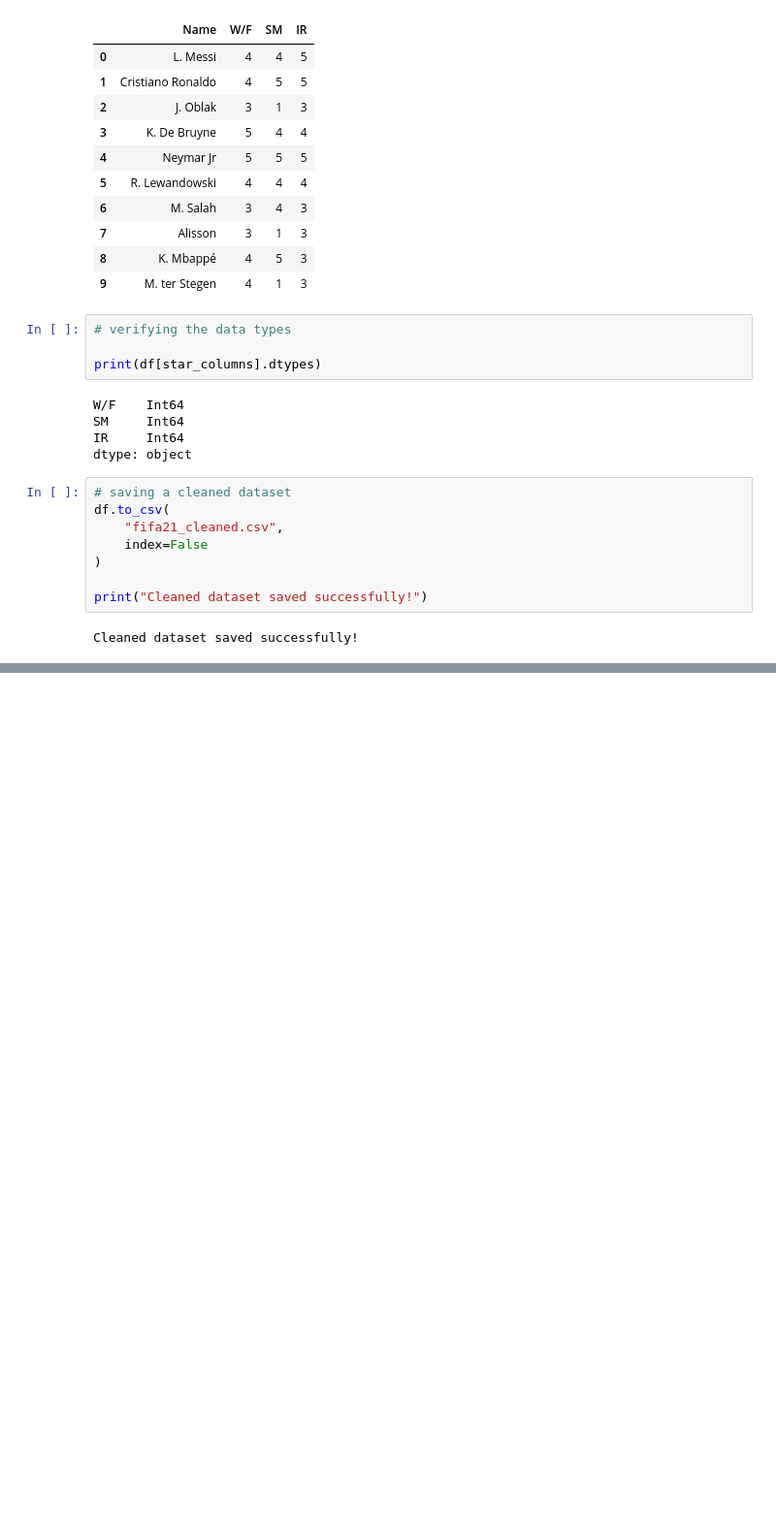
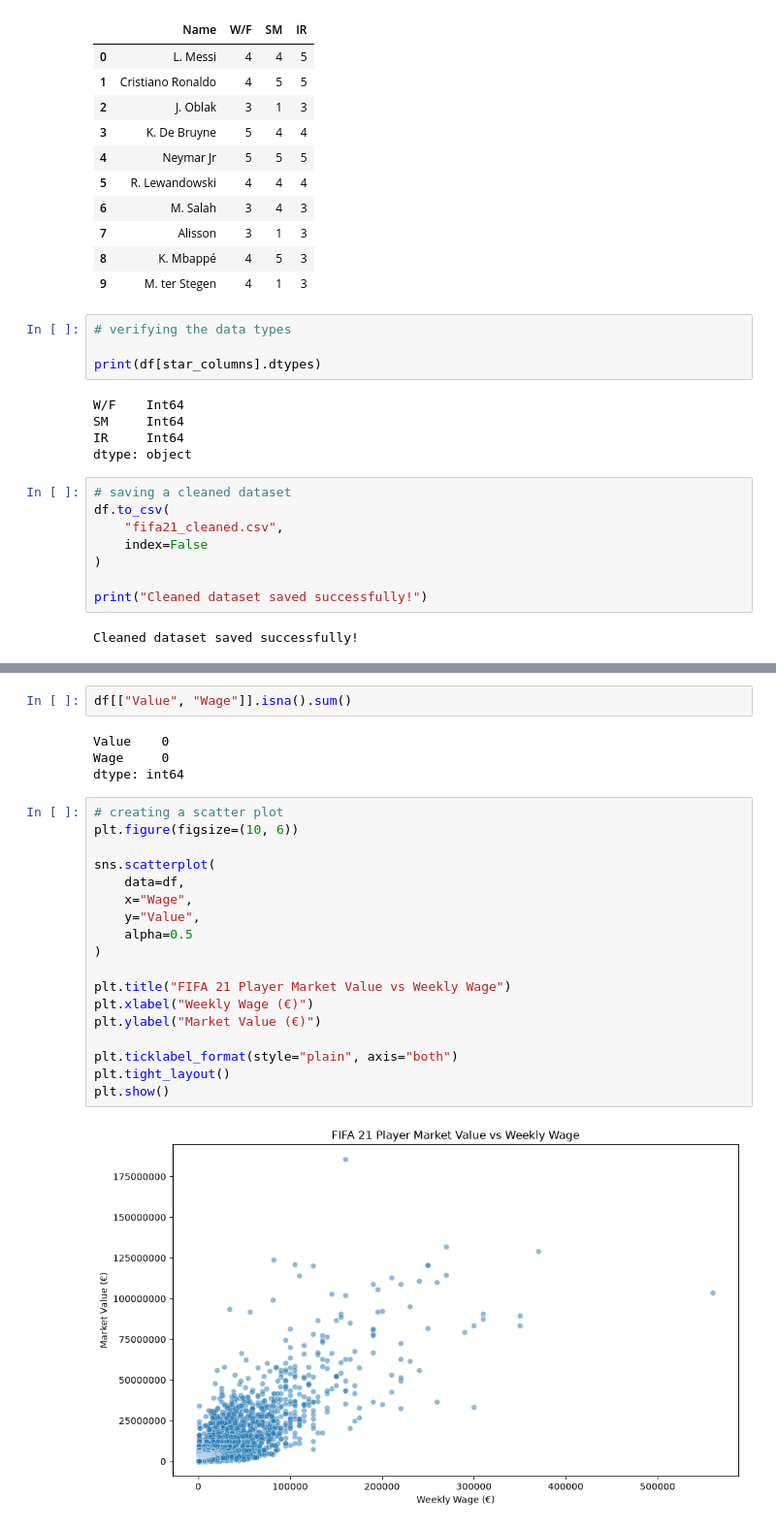
Before and after one commit to Alasko19/bincom_FIFA21_Project, a Jupyter notebook: fifa21_analysis.ipynb, the cells around one changed output, grey strips where cells are left out. Shown at 97% size. Drawn from its saved outputs; the diff is of its cells as text; blank space fills up the shorter version.

Commit message:
the values and wages column was inspected and a scattered plot was created

```diff
--- a/fifa21_analysis.ipynb
+++ b/fifa21_analysis.ipynb
@@ -494,0 +509,26 @@ Cleaned dataset saved successfully!
+# %%
+df[["Value", "Wage"]].isna().sum()
+# %% [output]
+Value    0
+Wage     0
+dtype: int64
+# %%
+# creating a scatter plot
+plt.figure(figsize=(10, 6))
+
+sns.scatterplot(
+    data=df,
+    x="Wage",
+    y="Value",
+    alpha=0.5
+)
+
+plt.title("FIFA 21 Player Market Value vs Weekly Wage")
+plt.xlabel("Weekly Wage (€)")
+plt.ylabel("Market Value (€)")
+
+plt.ticklabel_format(style="plain", axis="both")
+plt.tight_layout()
+plt.show()
+# %% [output]
+[figure, added]
```
Also changed, not shown: parts of 1 cell of this notebook.
